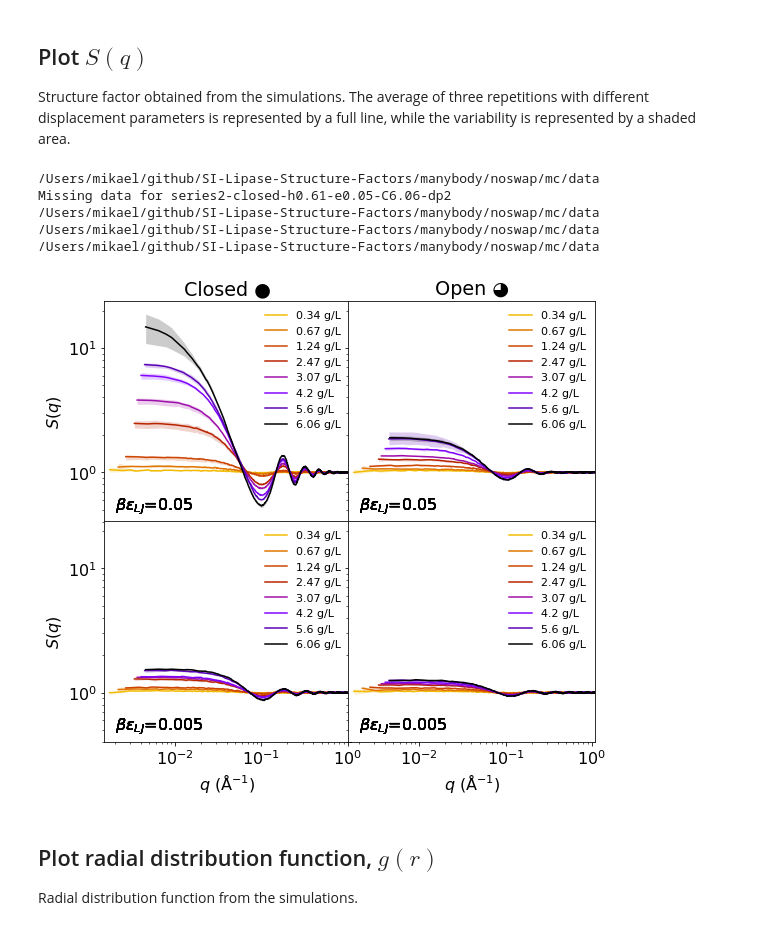
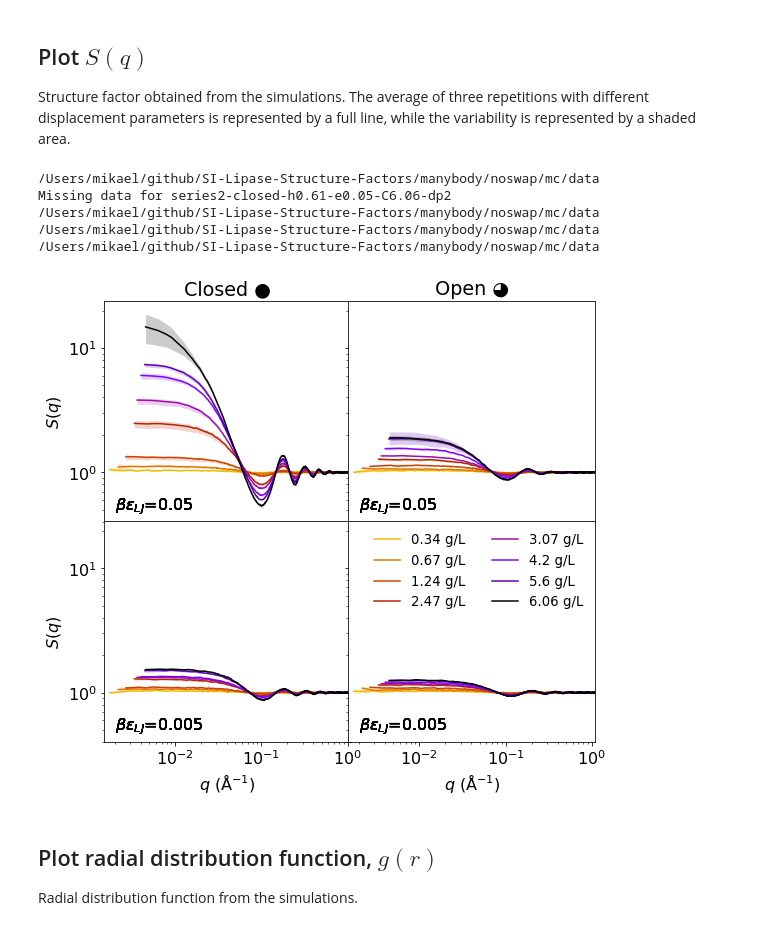
Before and after one commit to mlund/SI-Lipase-Structure-Factors, a Jupyter notebook: manybody/noswap/plot_manybody_noswap.ipynb, the cells around one changed output. Cells and saved outputs as stored; diff of their text form; code cells hidden in the pictures.

```diff
--- a/manybody/noswap/plot_manybody_noswap.ipynb
+++ b/manybody/noswap/plot_manybody_noswap.ipynb
@@ -145,35 +143,37 @@ def plot_sofq(ax, data):
         ax.set_xscale('log')
         ax.set_yscale('log')
         ax.set_ylim(0.4,24)
         ax.set_xlim(0.0015,1.1)
         ax.text(0.002, 0.5, r'$\beta\varepsilon_{{LJ}}$={}'.format(data.epslj))
-        ax.legend(frameon=False, loc=1, fontsize='x-small')
         #np.savetxt(str(data.serie)+"-"+str(data.conf)+"-h"+str(data.epshh)+"-e"+str(data.epslj)+"-C"+str(C)+'_moy.dat',np.transpose((qmoy,smoy)))
         %cd -q $workdir/mc/data
 
 plt.rcParams.update({'font.size': 16, 'figure.figsize': [8.0, 7.0]})
 fig, ax = plt.subplots(2,2, sharex=True, sharey=True)
 plt.tight_layout(h_pad=-1, w_pad=-2.4)
 ax[0,0].set_title("Closed ●")
 ax[0,1].set_title("Open ◕")
 ax[0,0].set_ylabel("$S(q)$")
 ax[1,0].set_ylabel("$S(q)$")
 ax[1,0].set_xlabel("$q$ ("r'${\rm{\AA}^{-1}}$'")");
 ax[1,1].set_xlabel("$q$ ("r'${\rm{\AA}^{-1}}$'")");
 
 plot_sofq(ax[0,0], db.loc[0])
 plot_sofq(ax[1,0], db.loc[1])
 plot_sofq(ax[0,1], db.loc[2])
 plot_sofq(ax[1,1], db.loc[3])
+
+ax[1,1].legend(frameon=False, loc=1, ncol=2, fontsize='small')
+
 plt.savefig('simulated_sofq.pdf', bbox_inches='tight')
 plt.show()
 # %% [output]
 /Users/mikael/github/SI-Lipase-Structure-Factors/manybody/noswap/mc/data
 Missing data for series2-closed-h0.61-e0.05-C6.06-dp2
 /Users/mikael/github/SI-Lipase-Structure-Factors/manybody/noswap/mc/data
 /Users/mikael/github/SI-Lipase-Structure-Factors/manybody/noswap/mc/data
 /Users/mikael/github/SI-Lipase-Structure-Factors/manybody/noswap/mc/data
-[figure, old version]
+[figure, new version]
 # %% [markdown]
 ## Plot radial distribution function, $g(r)$
 
```
Also changed, not shown: parts of 1 cell of this notebook.
